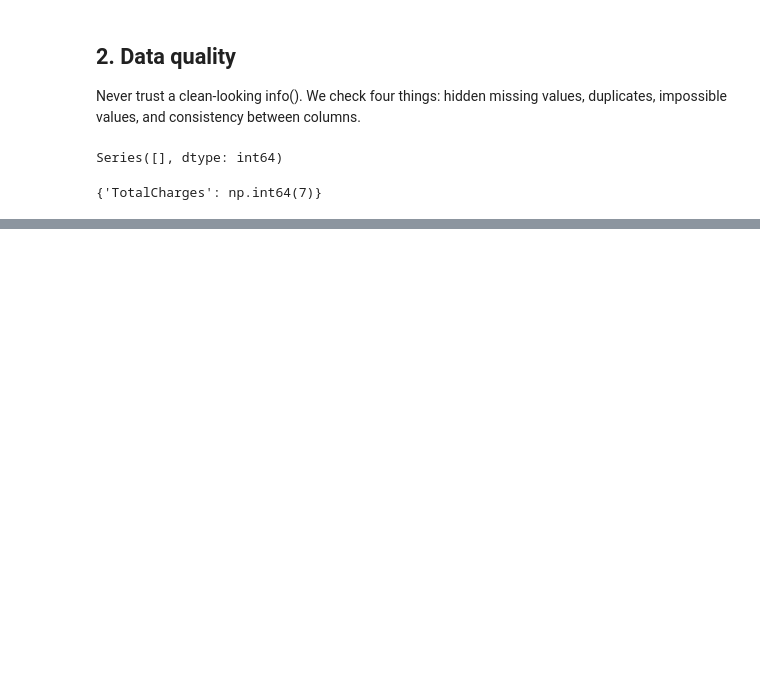
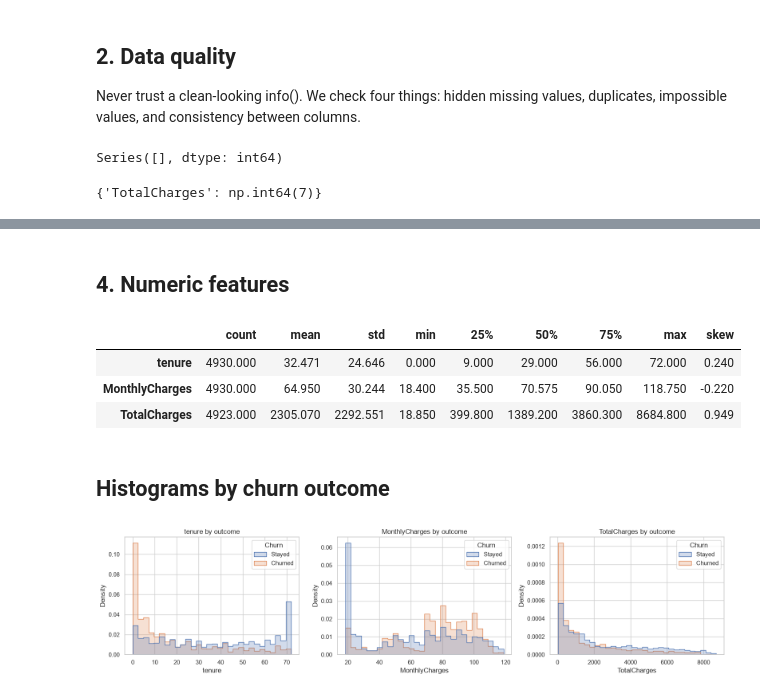
Before and after one commit to ayour2a/churn_prediction_mle, a Jupyter notebook: notebooks/01_EDA_cleaning.ipynb, the cells around one changed output, grey strips where cells are left out. Saved outputs shown, nothing was run; the diff lists cells and outputs as text; code cells hidden in the pictures; blank space fills up the shorter version.

```diff
--- a/notebooks/01_EDA_cleaning.ipynb
+++ b/notebooks/01_EDA_cleaning.ipynb
@@ -100,0 +273,12 @@ blank_counts = {C:(train_df[C].astype(str).str.strip() == '').sum() for C in tra
+# %% [markdown]
+## 4. Numeric features
+# %%
+num_cols = ["tenure", "MonthlyCharges", "TotalCharges"]
+train_df[num_cols] = train_df[num_cols].apply(pd.to_numeric, errors="coerce")
+
+train_df[num_cols].describe().T.assign(skew=train_df[num_cols].skew())
+# %% [output]
+|  | count | mean | std | min | 25% | 50% | 75% | max | skew |
+| tenure | 4930.000 | 32.471 | 24.646 | 0.000 | 9.000 | 29.000 | 56.000 | 72.000 | 0.240 |
+| MonthlyCharges | 4930.000 | 64.950 | 30.244 | 18.400 | 35.500 | 70.575 | 90.050 | 118.750 | -0.220 |
+| TotalCharges | 4923.000 | 2305.070 | 2292.551 | 18.850 | 399.800 | 1389.200 | 3860.300 | 8684.800 | 0.949 |
@@ -100,0 +288,22 @@ blank_counts = {C:(train_df[C].astype(str).str.strip() == '').sum() for C in tra
+# %% [markdown]
+## Histograms by churn outcome
+# %%
+fig, axes = plt.subplots(1, 3, figsize=(16, 4))
+
+for ax, col in zip(axes, num_cols):
+    sns.histplot(
+        data=train_df,
+        x=col,
+        hue=status,
+        stat="density",
+        common_norm=False,
+        element="step",
+        bins=30,
+        ax=ax
+    )
+    ax.set_title(f"{col} by outcome")
+
+plt.tight_layout()
+plt.show()
+# %% [output]
+[figure, added]
```
Also changed, not shown: parts of 27 cells of this notebook, 1 other file.
